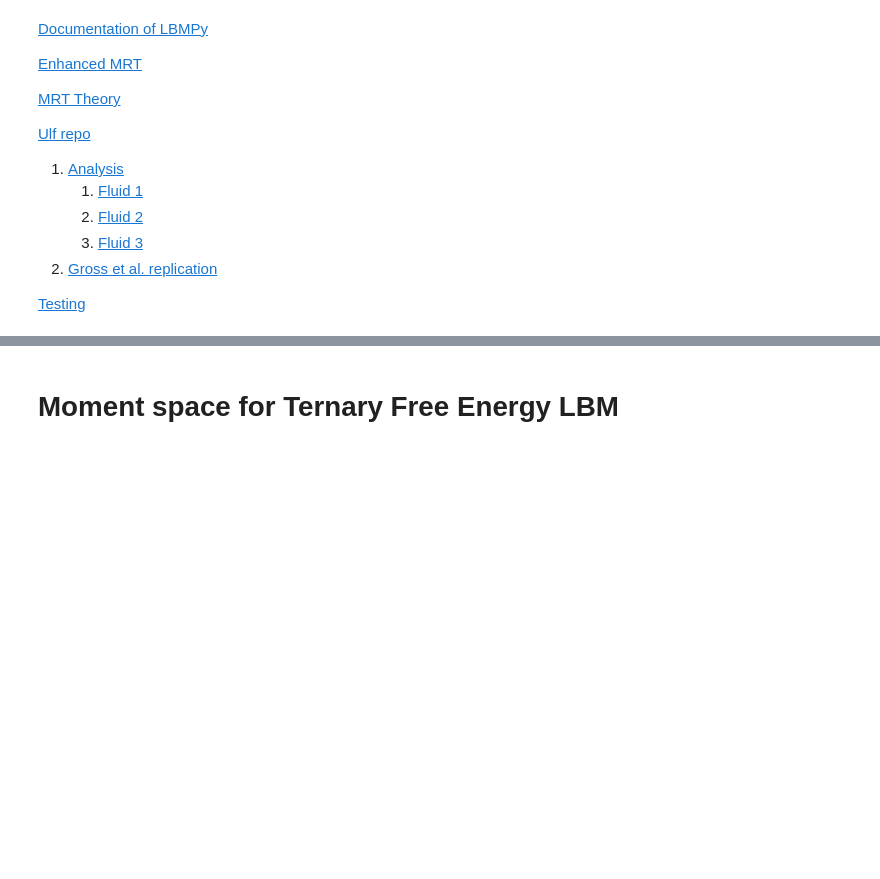
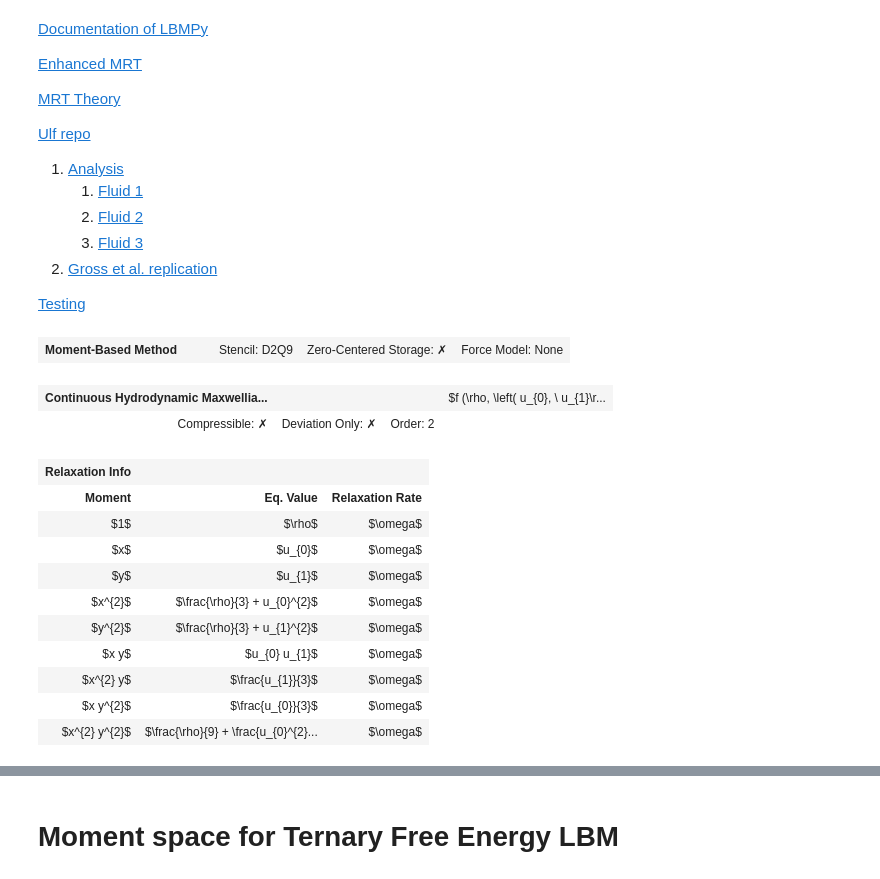
Before and after one commit to nkarthi95/amrex-tutorials, a Jupyter notebook: GuidedTutorials/LBM/lbmpy.ipynb, the cells around one changed output, grey strips where cells are left out. Drawn from its saved outputs; the diff is of its cells as text; code cells hidden in the pictures; blank space fills up the shorter version.

```diff
--- a/GuidedTutorials/LBM/lbmpy.ipynb
+++ b/GuidedTutorials/LBM/lbmpy.ipynb
@@ -1,5 +1,5 @@
 # %% [markdown]
-[Documentation of LBMPy](https://mybinder.org/v2/gh/mabau/lbmpy/master?filepath=doc%2Fnotebooks)
+[Documentation of LBMPy](https://pycodegen.pages.i10git.cs.fau.de/lbmpy/notebooks/demo_automatic_chapman_enskog_analysis.html)
 
 [Enhanced MRT](https://journals.aps.org/pre/pdf/10.1103/PhysRevE.102.023307)
 
@@ -22,3 +22,22 @@ import matplotlib.pyplot as plt
 from lbmpy.chapman_enskog import ChapmanEnskogAnalysis
 from lbmpy.methods import DensityVelocityComputation
 from lbmpy.methods.creationfunctions import create_from_equilibrium
+# %%
+lb_config = LBMConfig(method=Method.TRT, stencil=Stencil.D2Q9, compressible=False, zero_centered=False)
+method = create_lb_method(lbm_config=lb_config)
+method
+# %% [output]
+| Moment-Based Method |  |  | Stencil: D2Q9 | Zero-Centered Storage: ✗ | Force Model: None |
+| Continuous Hydrodynamic Maxwellia... |  |  | $f (\rho, \left( u_{0}, \ u_{1}\r... |
+| Compressible: ✗ | Deviation Only: ✗ | Order: 2 |  |
+| Relaxation Info |  |  |
+| Moment | Eq. Value | Relaxation Rate |
+| $1$ | $\rho$ | $\omega$ |
+| $x$ | $u_{0}$ | $\omega$ |
+| $y$ | $u_{1}$ | $\omega$ |
+| $x^{2}$ | $\frac{\rho}{3} + u_{0}^{2}$ | $\omega$ |
+| $y^{2}$ | $\frac{\rho}{3} + u_{1}^{2}$ | $\omega$ |
+| $x y$ | $u_{0} u_{1}$ | $\omega$ |
+| $x^{2} y$ | $\frac{u_{1}}{3}$ | $\omega$ |
+| $x y^{2}$ | $\frac{u_{0}}{3}$ | $\omega$ |
+| $x^{2} y^{2}$ | $\frac{\rho}{9} + \frac{u_{0}^{2}... | $\omega$ |
```
Also changed, not shown: parts of 21 cells of this notebook, 1 other file.
